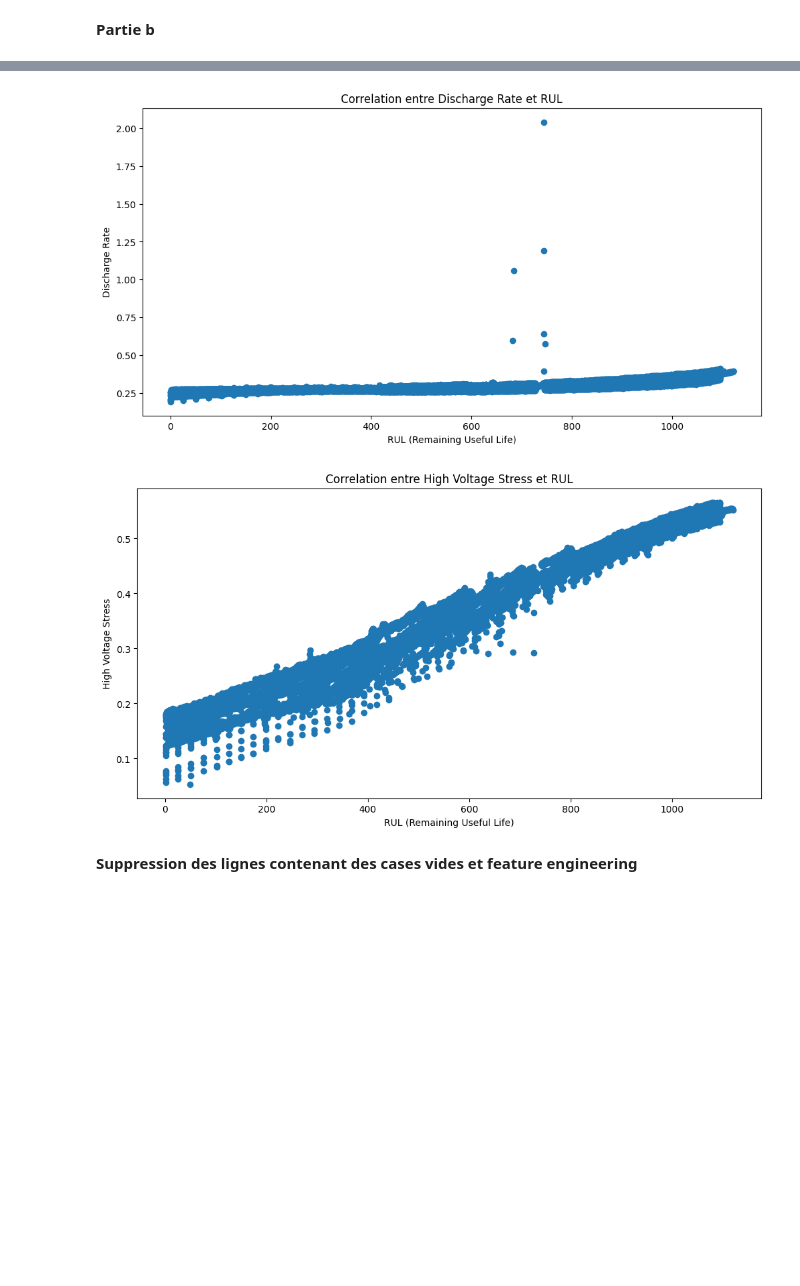
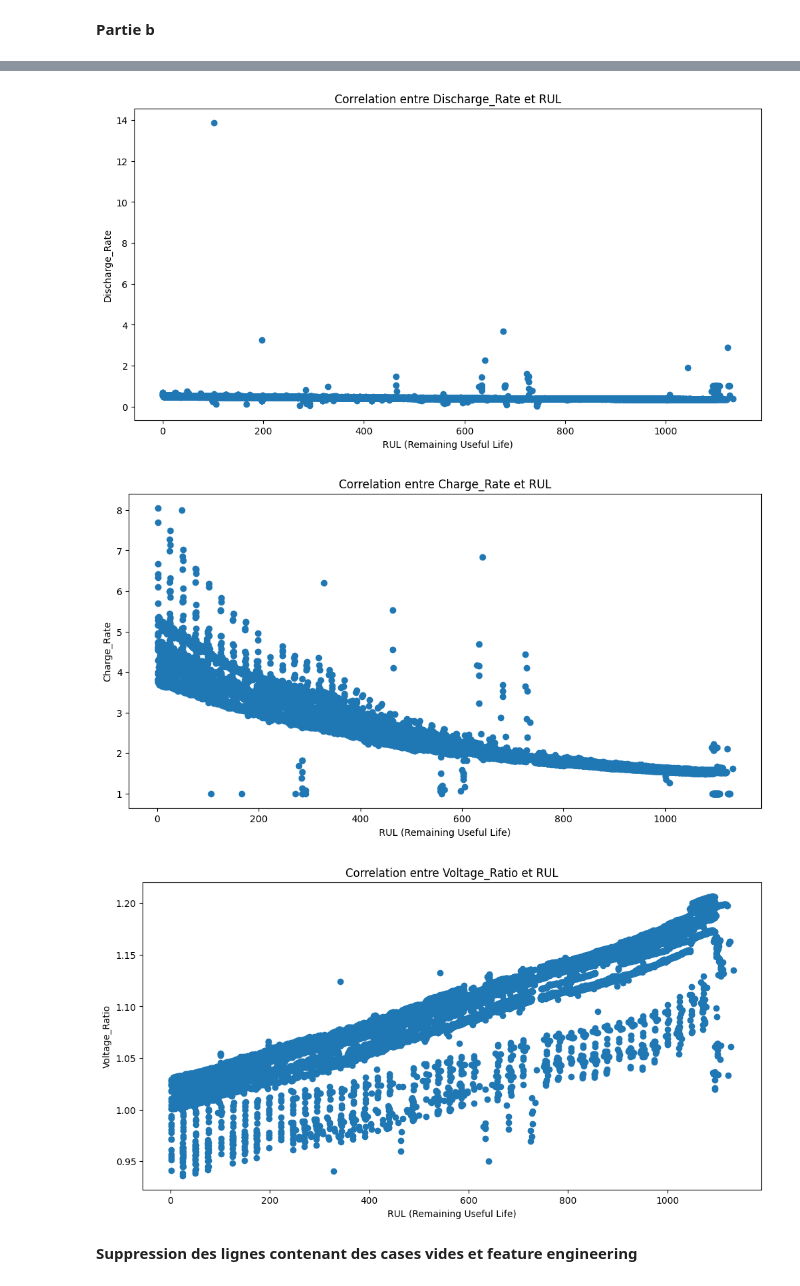
Before and after one commit to Heliosub/IA-Cellule, a Jupyter notebook: le_vrai_projet.ipynb, the cells around one changed output, grey strips where cells are left out. Saved outputs shown, nothing was run; the diff lists cells and outputs as text; code cells hidden in the pictures; blank space fills up the shorter version.

```diff
--- a/le_vrai_projet.ipynb
+++ b/le_vrai_projet.ipynb
@@ -57,4 +29,13 @@ Drive already mounted at /content/drive; to attempt to forcibly remount, call dr
 # %%
+
+f = f[(f.iloc[:, 1] > 0) & (f.iloc[:, 1] <= 72000)] # On supprime les données si le temps de décharge est inférieur à 0 secondes ou supérieur à 20 heures.
+f = f[(f.iloc[:, 2] >= 0)] # On supprime les temps négatifs
+f = f[(f.iloc[:, 3] >= 3) & (f.iloc[:, 3] <= 4.2)] # On garde uniquement les valeurs de tension comprises entre 3V et 4.2V
+f = f[(f.iloc[:, 4] >= 3) & (f.iloc[:, 4] <= 4.2)] # On garde uniquement les valeurs de tension comprises entre 3V et 4.2V
+f = f[(f.iloc[:, 5] >= 0) & (f.iloc[:, 5] <= (f.iloc[:, 1] + f.iloc[:, 7]))] # On supprime les temps négatifs, le temps ne peut pas excéder la durée du cycle
+f = f[(f.iloc[:, 6] >= 0) & (f.iloc[:, 6] <= (f.iloc[:, 1] + f.iloc[:, 7]))] # On supprime les temps négatifs, le temps ne peut pas excéder la durée du cycle
+f = f[(f.iloc[:, 7] >= 0)] # On supprime les temps négatifs
+
 # Etude des corrélations entre les mesures et le RUL (Remaining Useful Life)
 for column in f.columns[1:-1]:  # Exclut la première et la dernière colonne
     plt.figure(figsize=(12, 6))
@@ -165,11 +108,27 @@ f.describe()
 # %%
-'''
-f["Charge Discharge Ratio"] = f.iloc[:, 7] / f.iloc[:, 1]
-f["Constant Current Ratio"] = f.iloc[:, 6] / f.iloc[:, 7]
-f["Discharge Rate"] = f.iloc[:, 2] / f.iloc[:, 1]
-f["High Voltage Stress"] = f.iloc[:, 5] / f.iloc[:, 7]
-'''
+# Création de nouvelles variables
+f["Charge_Discharge_Ratio"] = f["Charging time (s)"] / f["Discharge Time (s)"]
+f["Voltage_Difference"] = f["Max. Voltage Dischar. (V)"] - f["Min. Voltage Charg. (V)"]
+f["Discharge_Rate"] = f["Discharge Time (s)"] / f["Time constant current (s)"]
+f["Charge_Rate"] = f["Charging time (s)"] / f["Time constant current (s)"]
+f["Voltage_Ratio"] = f["Max. Voltage Dischar. (V)"] / f["Min. Voltage Charg. (V)"]
 
+# Normalisation des données
+scaler = StandardScaler()
+df_scaled = scaler.fit_transform(f)
+
+# Application de la PCA (conservant 95% de la variance)
+pca = PCA(n_components=0.95)
+f_pca = pca.fit_transform(df_scaled)
+
+# Conversion en DataFrame final
+columns_pca = [f"PC{i+1}" for i in range(f_pca.shape[1])]
+f_pca = pd.DataFrame(f_pca, columns=columns_pca)
+
+# Sauvegarde des données transformées
+f_pca.to_csv("transformed_data.csv", index=False)
+
+# Etude des corrélations entre les mesures et le RUL (Remaining Useful Life)
 for column in f.columns[9:len(f)]:  # Exclut la première et la dernière colonne
     plt.figure(figsize=(12, 6))
     plt.scatter(f['RUL'], f[column])
@@ -187,2 +146,3 @@ for column in f.columns[9:len(f)]:  # Exclut la première et la dernière colonn
-[figure, old version]
+[figure, new version]
-[figure, old version]
+[figure, new version]
+[figure, added]
```
Also changed, not shown: parts of 10 cells of this notebook.
